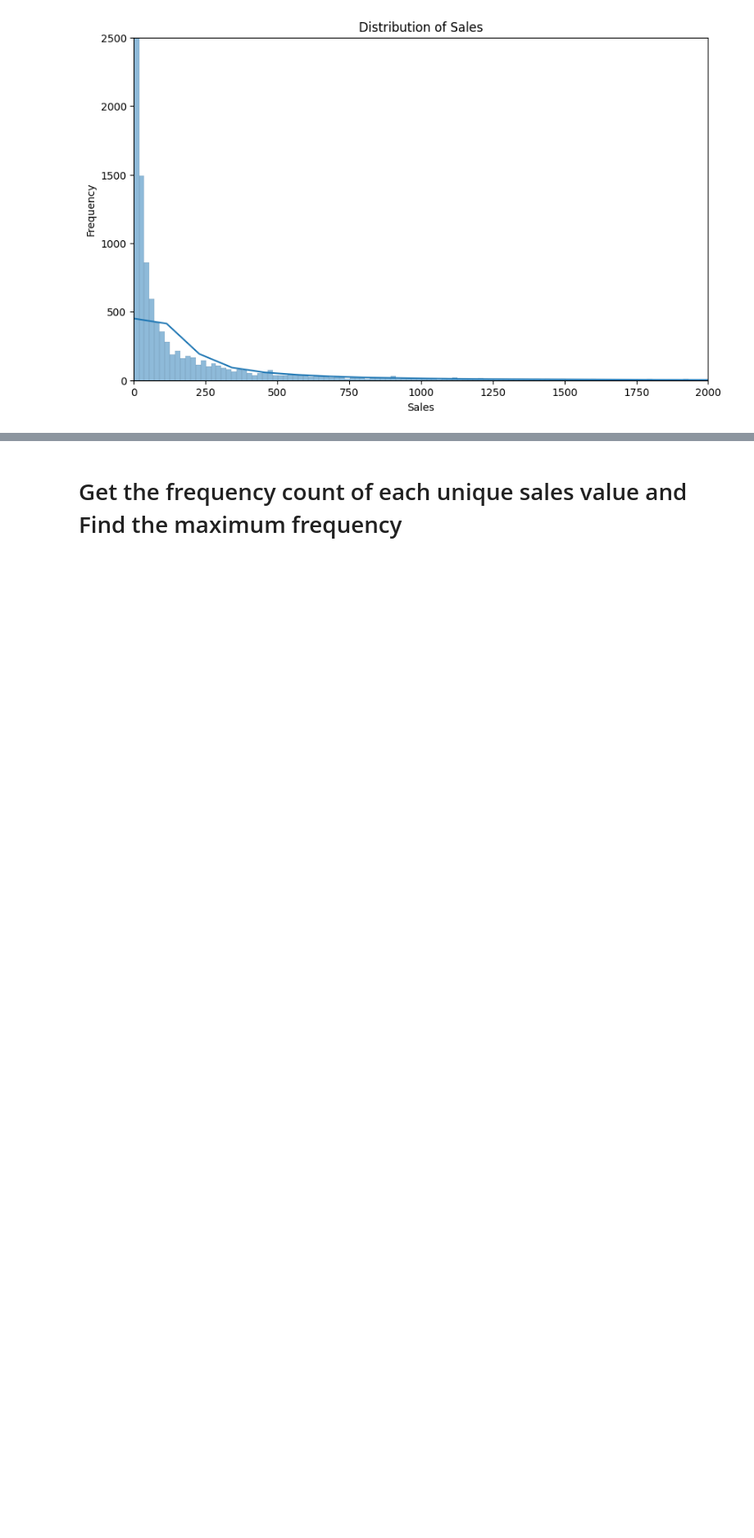
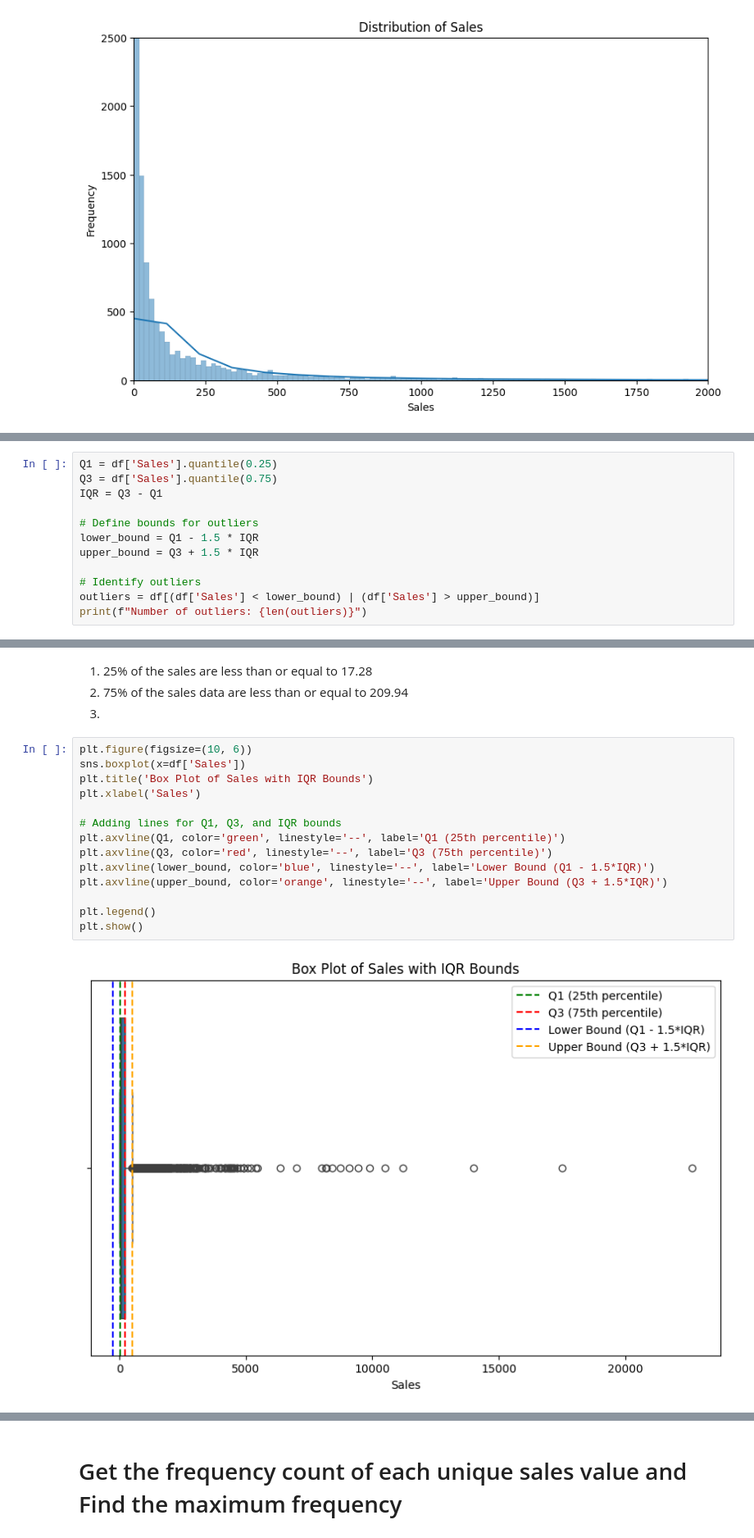
Before and after one commit to ChristeenaGiji/sales-data-exploration, a Jupyter notebook: Sales.ipynb, the cells around one changed output, grey strips where cells are left out. Shown at 82% size. Saved outputs shown, nothing was run; the diff lists cells and outputs as text; blank space fills up the shorter version.

```diff
--- a/Sales.ipynb
+++ b/Sales.ipynb
@@ -224,0 +263,12 @@ Maximum Sales: 22638.48
+# %%
+Q1 = df['Sales'].quantile(0.25)
+Q3 = df['Sales'].quantile(0.75)
+IQR = Q3 - Q1
+
+# Define bounds for outliers
+lower_bound = Q1 - 1.5 * IQR
+upper_bound = Q3 + 1.5 * IQR
+
+# Identify outliers
+outliers = df[(df['Sales'] < lower_bound) | (df['Sales'] > upper_bound)]
+print(f"Number of outliers: {len(outliers)}")
@@ -224,0 +289,22 @@ Maximum Sales: 22638.48
+# %% [markdown]
+
+
+1.    25% of the sales are less than or equal to 17.28
+2.   75% of the sales data are less than or equal to 209.94
+3.
+# %%
+plt.figure(figsize=(10, 6))
+sns.boxplot(x=df['Sales'])
+plt.title('Box Plot of Sales with IQR Bounds')
+plt.xlabel('Sales')
+
+# Adding lines for Q1, Q3, and IQR bounds
+plt.axvline(Q1, color='green', linestyle='--', label='Q1 (25th percentile)')
+plt.axvline(Q3, color='red', linestyle='--', label='Q3 (75th percentile)')
+plt.axvline(lower_bound, color='blue', linestyle='--', label='Lower Bound (Q1 - 1.5*IQR)')
+plt.axvline(upper_bound, color='orange', linestyle='--', label='Upper Bound (Q3 + 1.5*IQR)')
+
+plt.legend()
+plt.show()
+# %% [output]
+[figure, added]
```
Also changed, not shown: parts of 32 cells of this notebook.
